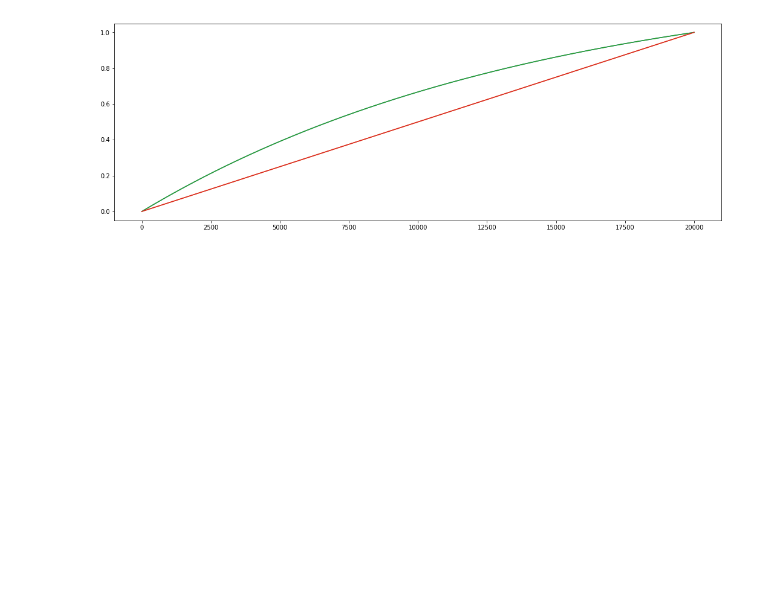
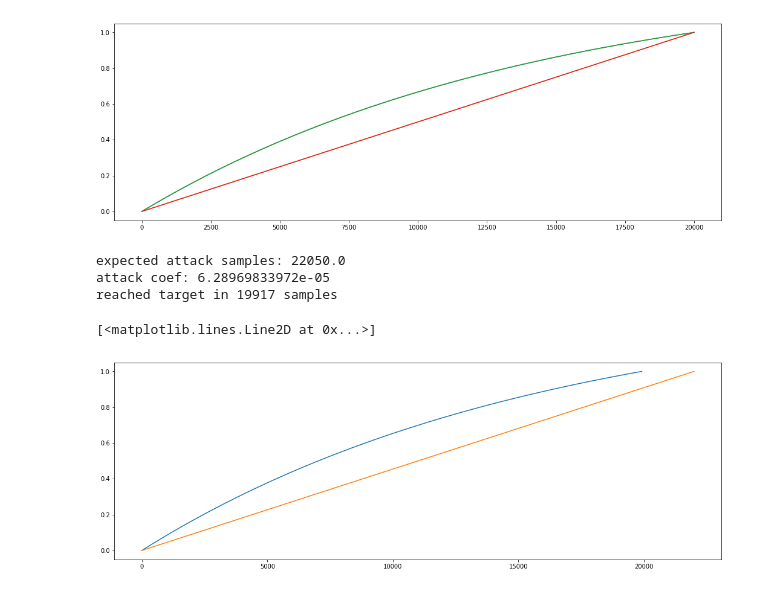
Before and after one commit to rknLA/pd-expline, a Jupyter notebook: notebook/01-exponents.ipynb, the cells around one changed output. Cells and saved outputs as stored; diff of their text form; code cells hidden in the pictures; blank space fills up the shorter version.

```diff
--- a/notebook/01-exponents.ipynb
+++ b/notebook/01-exponents.ipynb
@@ -309,3 +309,13 @@ expected attack samples: 22050.0
 attack coef: 6.96919483625e-05
 reached target in 19999 samples
 [figure]
+# %%
+exp, _ = exp_ramp_ms(0.0, 1.0, 500, 44100, 0.4)
+plot(exp)
+plot(gen_linear_ramp(0.0, 1.0, 44100 / 1000 * 500))
+# %% [output]
+expected attack samples: 22050.0
+attack coef: 6.28969833972e-05
+reached target in 19917 samples
+[<matplotlib.lines.Line2D at 0x...>]
+[figure, added]
```
Also changed, not shown: parts of 3 cells of this notebook, 1 other file.
